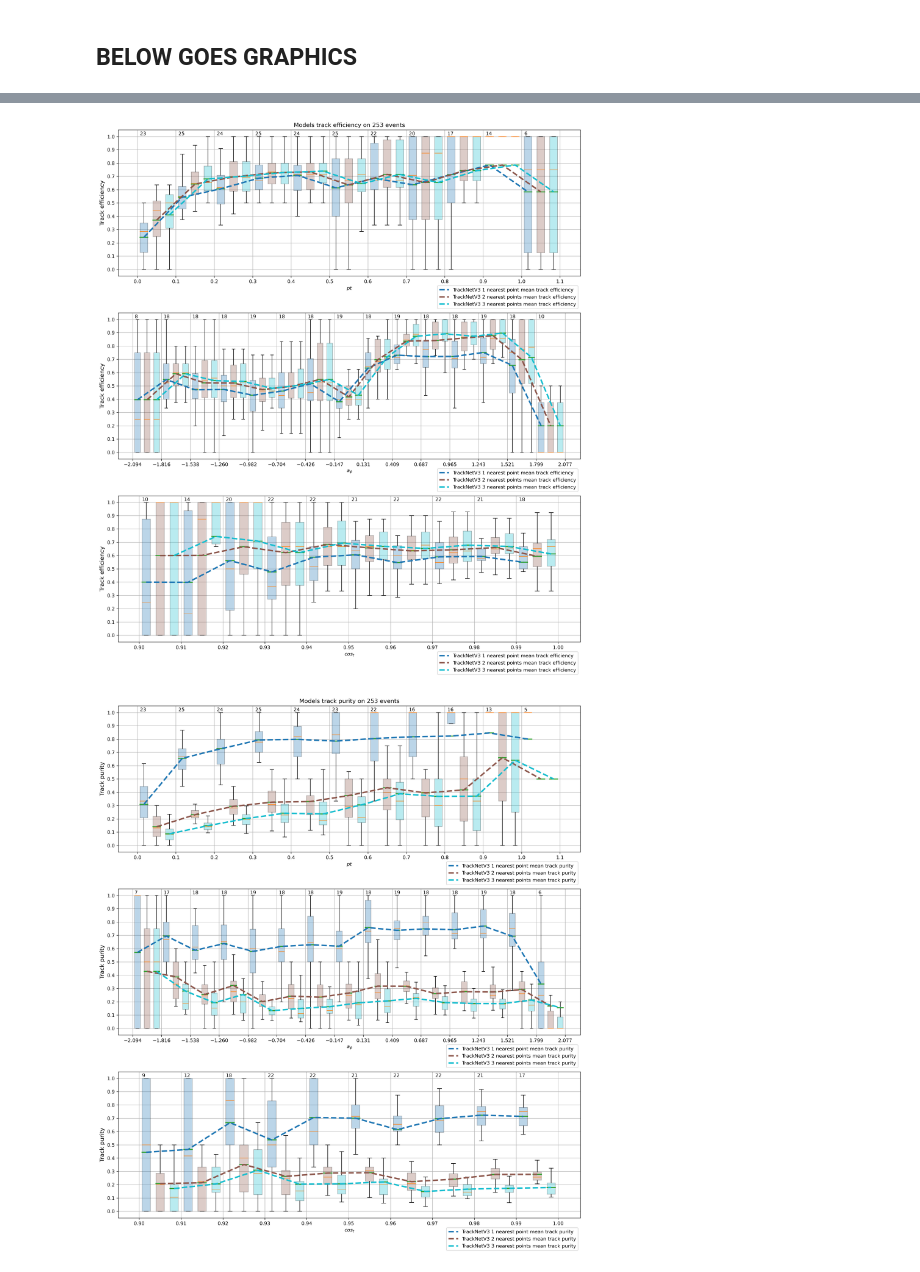
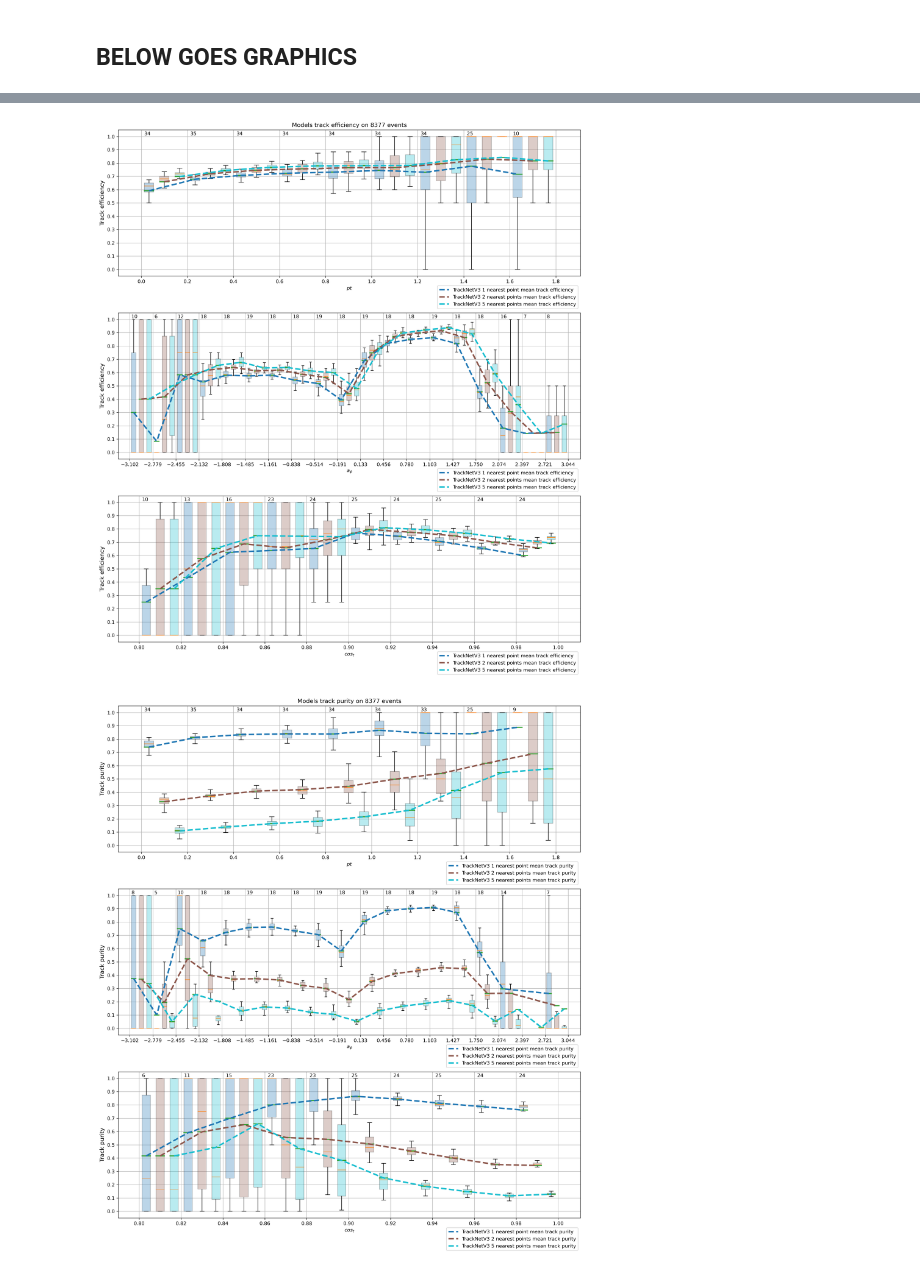
Before and after one commit to t3hseus/ariadne, a Jupyter notebook: notebooks/tracknet_preds_analyze_cut.ipynb, the cells around one changed output, grey strips where cells are left out. Saved outputs shown, nothing was run; the diff lists cells and outputs as text; code cells hidden in the pictures.

```diff
--- a/notebooks/tracknet_preds_analyze_cut.ipynb
+++ b/notebooks/tracknet_preds_analyze_cut.ipynb
@@ -691,7 +648,7 @@ print("parsing....")
 events = parse('/zfs/hybrilit.jinr.ru/user/n/nuvard/ariadne/ariadne/data/bmn_data/bmn_5.txt', csv_params=csv_params, events_quantity=':')
 #events = parse("/Users/egor/prog/dubna/models2606/zfs/hybrilit.jinr.ru/user/p/pgonchar/data/bes3/events/3.txt", csv_params=csv_params, events_quantity=':')
 events = next(events)[0]
-n_events = 300
+n_events = 10000
 
 events_unproc = events[events.event < n_events].copy()
 events_unproc.loc[events_unproc["det"] == 1, 'station'] = events_unproc.loc[events_unproc["det"] == 1, 'station'].values + 3
@@ -1025,11 +965,11 @@ def build_model_results(model_name,
 #p = test_model(events_anal, TR_DANI_model_loader, TR_DANI_preproc_func, TR_DANI_model_eval)
 #p
 # %%
-"""res_tracknet = build_model_results("TrackNet_V3",
-                                   events_anal,
-                                   TR_DANI_model_loader,
-                                   TR_DANI_preproc_func,
-                                   TR_DANI_model_eval,
-                                   do_not_calc_for_unprocessed_events=True)
-all_tracks_df = res_tracknet[0]
-print(f'Mean precision: {len(all_tracks_df[all_tracks_df.pred == 1]) / len(all_tracks_df[all_tracks_df.pred != 0])}')"""
+#res_tracknet = build_model_results("TrackNet_V3",
+#                                   events_anal,
+#                                   TR_DANI_model_loader,
+#                                   TR_DANI_preproc_func,
+#                                   TR_DANI_model_eval,
+#                                   do_not_calc_for_unprocessed_events=True)
+#all_tracks_df = res_tracknet[0]
+#print(f'Mean precision: {len(all_tracks_df[all_tracks_df.pred == 1]) / len(all_tracks_df[all_tracks_df.pred != 0])}')
@@ -1038,3 +975,0 @@ print(f'Mean precision: {len(all_tracks_df[all_tracks_df.pred == 1]) / len(all_t
-# %%
-all_tracks_df = res_tracknet[0]
-print(f'Mean precision: {len(all_tracks_df[all_tracks_df.pred == 1]) / len(all_tracks_df[all_tracks_df.pred != 0])}')
@@ -1220,6 +1149,10 @@ def draw_for_col(ax, tracks_real, tracks_pred_true,
         ticks_x = np.array(ticks_x_t)
         mean_data = np.array(mean_data_t)
 
+        if len(ticks_x) == 1:
+            box_data = [box_data_t[0], np.array([])]
+            box_data = np.array(box_data)[:1]
+
         bp = ax.boxplot(box_data, positions=ticks_x,
                     manage_ticks=False, meanline=True, showmeans=True,
                     widths=delta_x,patch_artist=True, sym='',zorder=3,boxprops=dict(facecolor=color_box, alpha=0.3))
@@ -1287,6 +1220,8 @@ def plot_model_results(model_names, model_results_arr, mode_func):
         all_tracks_df['cos_t'] = (all_tracks_df[['pz']].values/ LA.norm(all_tracks_df[['px','py','pz']].values, axis=1, keepdims=True))
         all_tracks_df['a_phi'] = np.arctan2(all_tracks_df[['px']].values, all_tracks_df[['py']].values)
 
+        all_tracks_df = all_tracks_df[all_tracks_df.cos_t > 0]
+
         tracks_real, tracks_pred_true, mode, subtitle  = mode_func(all_tracks_df)
 
         color_box = colors[idx]
@@ -1355,12 +1307,12 @@ KeyboardInterrupt:
 # %%
-plot_model_results(["TrackNetV3 1 nearest point", "TrackNetV3 2 nearest points", "TrackNetV3 3 nearest points"],
+plot_model_results(["TrackNetV3 1 nearest point", "TrackNetV3 2 nearest points", "TrackNetV3 5 nearest points"],
                    [res_tracknet_1, res_tracknet_2, res_tracknet_20],
                    to_recall)
 # %% [output]
-[figure, old version]
+[figure, new version]
 # %%
-plot_model_results(["TrackNetV3 1 nearest point", "TrackNetV3 2 nearest points", "TrackNetV3 3 nearest points"],
+plot_model_results(["TrackNetV3 1 nearest point", "TrackNetV3 2 nearest points", "TrackNetV3 5 nearest points"],
                    [res_tracknet_1, res_tracknet_2, res_tracknet_20],
                    to_precision)
 # %% [output]
-[figure, old version]
+[figure, new version]
```
Also changed, not shown: parts of 36 cells of this notebook.
